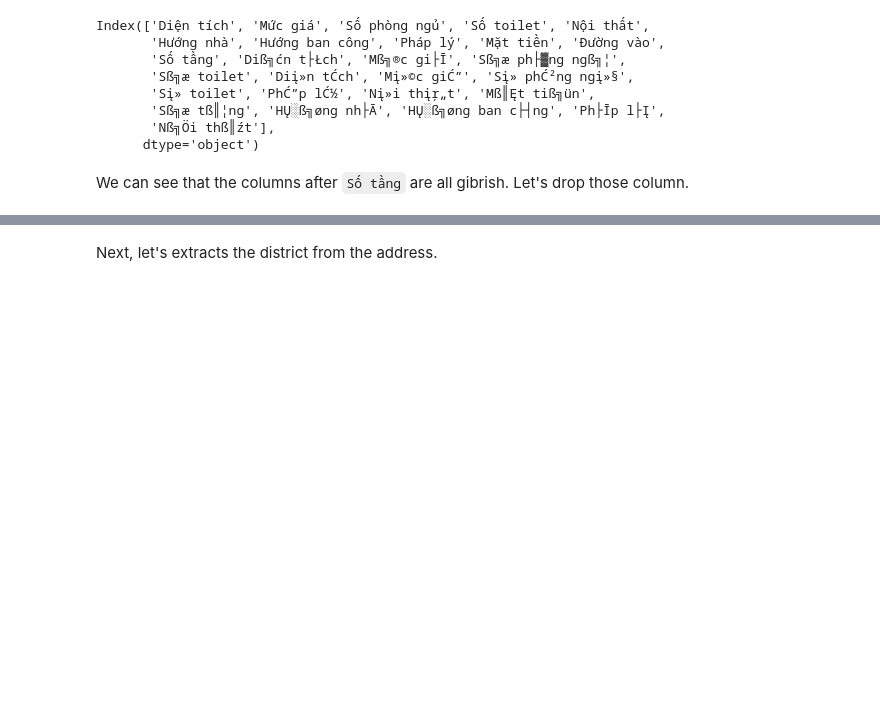
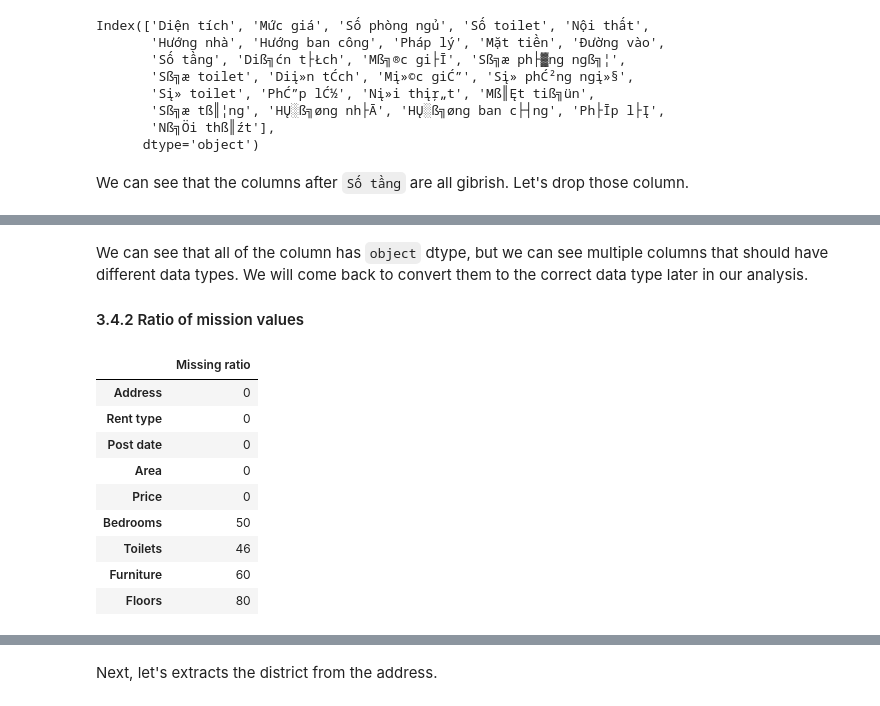
Before and after one commit to bonkh/I2DS_Final_Project, a Jupyter notebook: Notebooks/Phase02.Part02.Process_renting_data.ipynb, the cells around one changed output, grey strips where cells are left out. Saved outputs shown, nothing was run; the diff lists cells and outputs as text; code cells hidden in the pictures; blank space fills up the shorter version.

```diff
--- a/Process_rent_data.ipynb
+++ b/Notebooks/Phase02.Part02.Process_renting_data.ipynb
@@ -162,0 +190,7 @@ final_df.drop(['House direction', 'Balcony direction', 'Legality', 'Frontage', '
+# %%
+# Droping duplicated values in our index and reset the index
+final_df = final_df.drop_duplicates().reset_index(drop=True)
+
+# Recheck duplication in our dataset
+print('Number of duplicated rows in our data:', final_df.duplicated().sum())
+print('Number of rows we are left with:', final_df.shape[0])
@@ -162,0 +237,25 @@ final_df.drop(['House direction', 'Balcony direction', 'Legality', 'Frontage', '
+# %% [markdown]
+We can see that all of the column has `object` dtype, but we can see multiple columns that should have different data types. We will come back to convert them to the correct data type later in our analysis.
+
+#### 3.4.2 Ratio of mission values
+# %%
+def missing_ratio(column):
+    missing_values = column.isnull().sum()
+    total_values = len(column)
+    return (missing_values / total_values) * 100
+
+missing_ratios_df = final_df.agg(missing_ratio).to_frame()
+missing_ratios_df.columns = ['Missing ratio']
+
+missing_ratios_df
+# %% [output]
+|  | Missing ratio |
+| Address | 0 |
+| Rent type | 0 |
+| Post date | 0 |
+| Area | 0 |
+| Price | 0 |
+| Bedrooms | 50 |
+| Toilets | 46 |
+| Furniture | 60 |
+| Floors | 80 |
```
Also changed, not shown: parts of 52 cells of this notebook, 13 other files.
